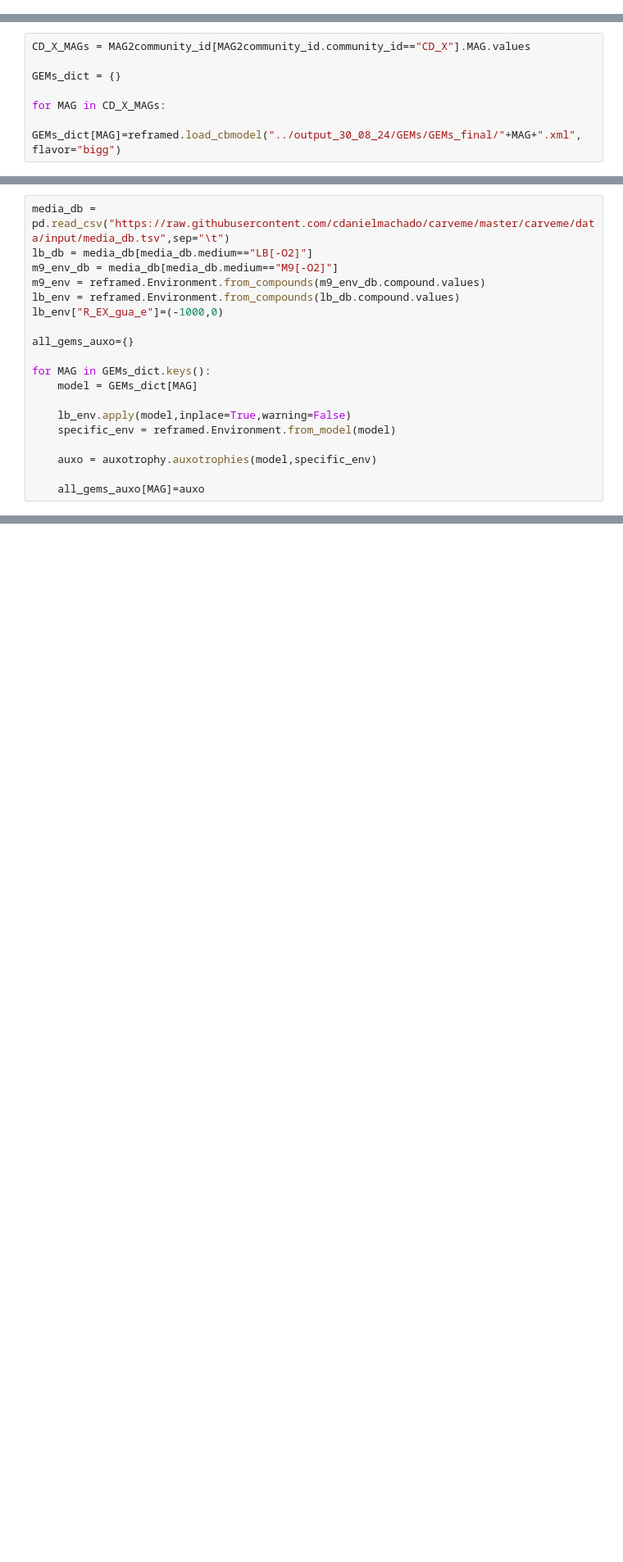
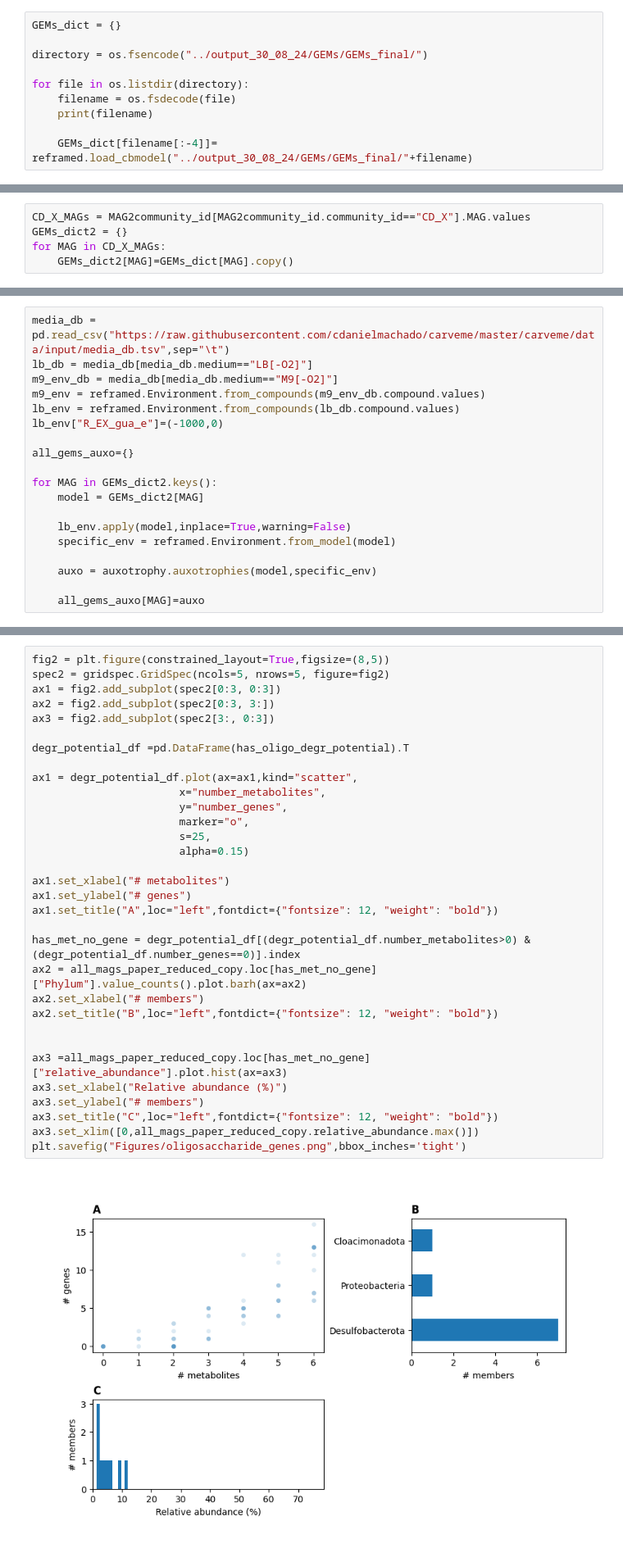
Before and after one commit to IdunBurgos/Enrichment_cultures_GEM_analysis, a Jupyter notebook: 2. enrichment cultures simulations/2. Supplementary figures.ipynb, the cells around one changed output, grey strips where cells are left out. Shown at 82% size. Saved outputs shown, nothing was run; the diff lists cells and outputs as text; blank space fills up the shorter version.

```diff
--- a/2. enrichment cultures simulations/2. Supplementary figures.ipynb
+++ b/2. enrichment cultures simulations/2. Supplementary figures.ipynb
@@ -76,2 +99,12 @@ steadier_sample
 # %%
 model_uni = reframed.load_cbmodel("../input/universe_bacteria.xml")
+# %%
+GEMs_dict = {}
+
+directory = os.fsencode("../output_30_08_24/GEMs/GEMs_final/")
+
+for file in os.listdir(directory):
+    filename = os.fsdecode(file)
+    print(filename)
+
+    GEMs_dict[filename[:-4]]= reframed.load_cbmodel("../output_30_08_24/GEMs/GEMs_final/"+filename)
@@ -310,7 +254,5 @@ MAG2community_id.columns=["MAG","community_id"]
 # %%
 CD_X_MAGs = MAG2community_id[MAG2community_id.community_id=="CD_X"].MAG.values
-
-GEMs_dict = {}
-
+GEMs_dict2 = {}
 for MAG in CD_X_MAGs:
-    GEMs_dict[MAG]=reframed.load_cbmodel("../output_30_08_24/GEMs/GEMs_final/"+MAG+".xml", flavor="bigg")
+    GEMs_dict2[MAG]=GEMs_dict[MAG].copy()
@@ -324,8 +268,8 @@ lb_env["R_EX_gua_e"]=(-1000,0)
 
 all_gems_auxo={}
 
-for MAG in GEMs_dict.keys():
-    model = GEMs_dict[MAG]
+for MAG in GEMs_dict2.keys():
+    model = GEMs_dict2[MAG]
 
     lb_env.apply(model,inplace=True,warning=False)
     specific_env = reframed.Environment.from_model(model)
@@ -451,0 +365,34 @@ set(col_genus_unifyed.keys()) - set(total_members_genus.keys())
+# %%
+fig2 = plt.figure(constrained_layout=True,figsize=(8,5))
+spec2 = gridspec.GridSpec(ncols=5, nrows=5, figure=fig2)
+ax1 = fig2.add_subplot(spec2[0:3, 0:3])
+ax2 = fig2.add_subplot(spec2[0:3, 3:])
+ax3 = fig2.add_subplot(spec2[3:, 0:3])
+
+degr_potential_df =pd.DataFrame(has_oligo_degr_potential).T
+
+ax1 = degr_potential_df.plot(ax=ax1,kind="scatter",
+                       x="number_metabolites",
+                       y="number_genes",
+                       marker="o",
+                       s=25,
+                       alpha=0.15)
+
+ax1.set_xlabel("# metabolites")
+ax1.set_ylabel("# genes")
+ax1.set_title("A",loc="left",fontdict={"fontsize": 12, "weight": "bold"})
+
+has_met_no_gene = degr_potential_df[(degr_potential_df.number_metabolites>0) & (degr_potential_df.number_genes==0)].index
+ax2 = all_mags_paper_reduced_copy.loc[has_met_no_gene]["Phylum"].value_counts().plot.barh(ax=ax2)
+ax2.set_xlabel("# members")
+ax2.set_title("B",loc="left",fontdict={"fontsize": 12, "weight": "bold"})
+
+
+ax3 =all_mags_paper_reduced_copy.loc[has_met_no_gene]["relative_abundance"].plot.hist(ax=ax3)
+ax3.set_xlabel("Relative abundance (%)")
+ax3.set_ylabel("# members")
+ax3.set_title("C",loc="left",fontdict={"fontsize": 12, "weight": "bold"})
+ax3.set_xlim([0,all_mags_paper_reduced_copy.relative_abundance.max()])
+plt.savefig("Figures/oligosaccharide_genes.png",bbox_inches='tight')
+# %% [output]
+[figure, added]
```
Also changed, not shown: parts of 90 cells of this notebook, 16 other files.
